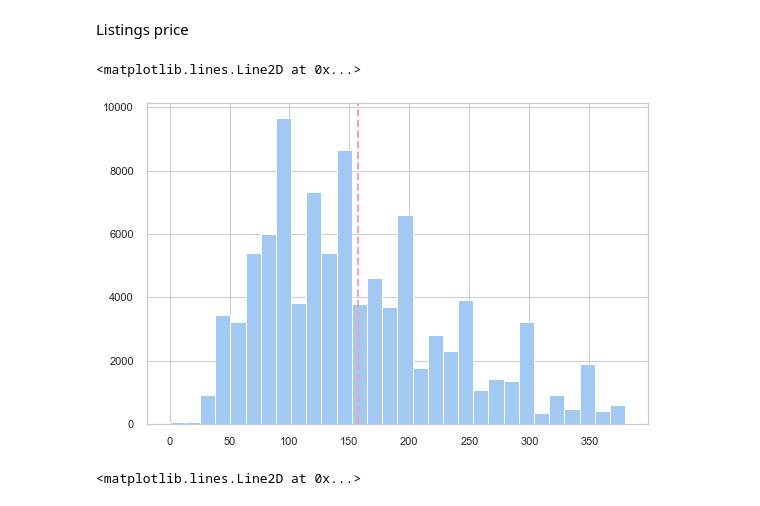
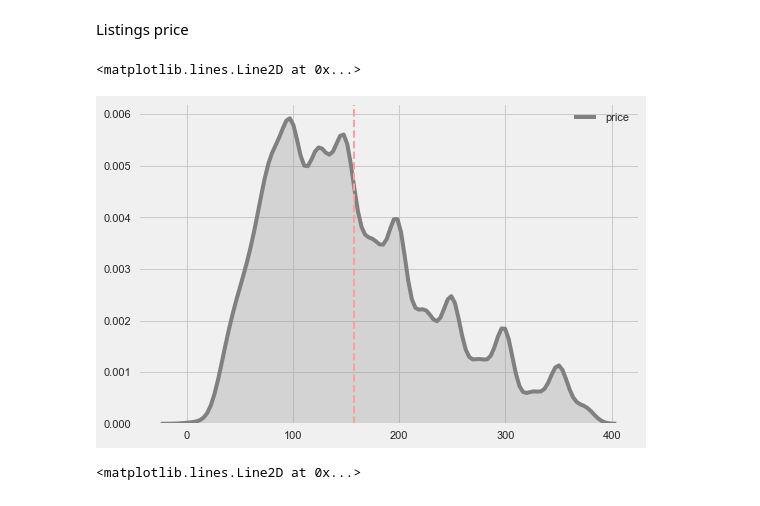
Before and after one commit to KishenSharma6/Airbnb-SF, a Jupyter notebook: Project Codes/03. Exploratory Data Analysis/12_27_2019_EDA.ipynb, the cells around one changed output. Saved outputs shown, nothing was run; the diff lists cells and outputs as text; code cells hidden in the pictures.

```diff
--- a/Project Codes/03. Exploratory Data Analysis/12_27_2019_EDA.ipynb
+++ b/Project Codes/03. Exploratory Data Analysis/12_27_2019_EDA.ipynb
@@ -146,15 +157,14 @@ Listings price
 # %%
 
 #KDE
-listings.price.hist(bins = 30)
-
+ax = sns.kdeplot(listings.price, shade=True, color="grey")
 #plot the mean
 mean = np.mean(listings.price)
 
 plt.axvline(mean, color='r', linewidth=2, linestyle='--', label= str(round(mean,2)))
 # %% [output]
 <matplotlib.lines.Line2D at 0x...>
-[figure, old version]
+[figure, new version]
 # %%
 listings.monthly_price.hist(bins = 30)
 
```
Also changed, not shown: parts of 62 cells of this notebook.
